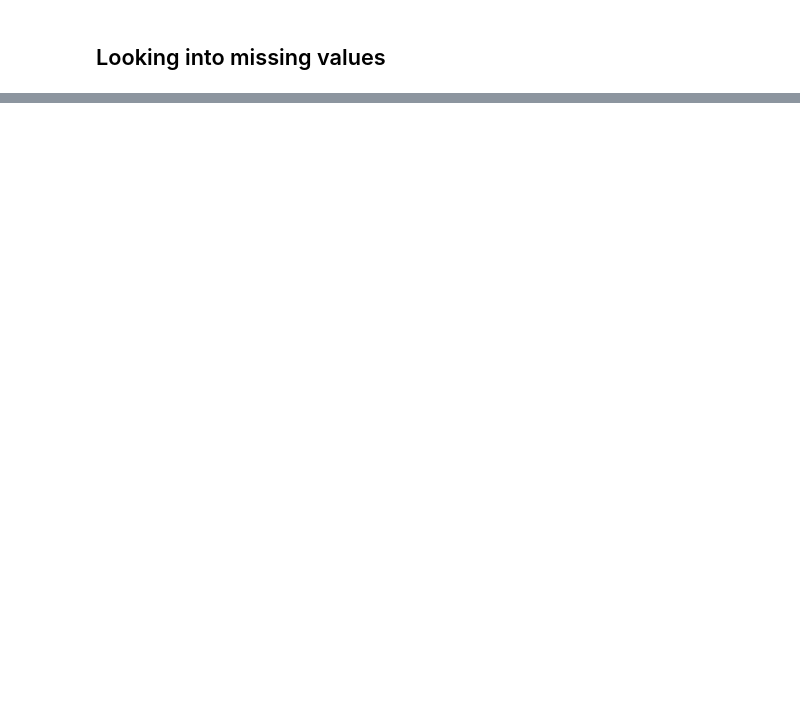
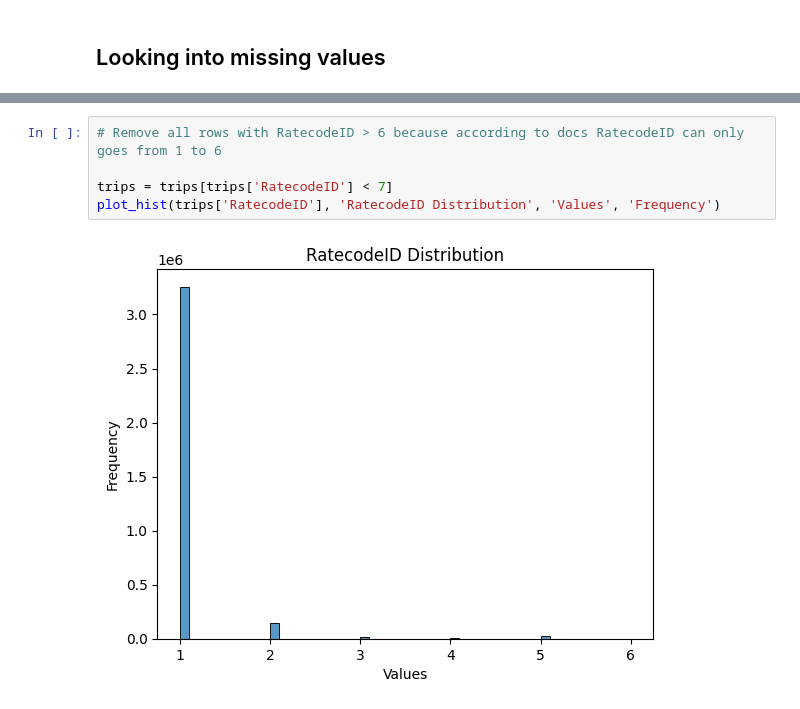
Before and after one commit to yulissateran/taxi-price-predictor, a Jupyter notebook: EDA-yuli.ipynb, the cells around one changed output, grey strips where cells are left out. Drawn from its saved outputs; the diff is of its cells as text; blank space fills up the shorter version.

```diff
--- a/EDA-yuli.ipynb
+++ b/EDA-yuli.ipynb
@@ -448,0 +506,7 @@ trips_with_missing_values.head()
+# %%
+# Remove all rows with RatecodeID > 6 because according to docs RatecodeID can only goes from 1 to 6
+
+trips = trips[trips['RatecodeID'] < 7]
+plot_hist(trips['RatecodeID'], 'RatecodeID Distribution', 'Values', 'Frequency')
+# %% [output]
+[figure, added]
```
Also changed, not shown: parts of 25 cells of this notebook, 1 other file.
